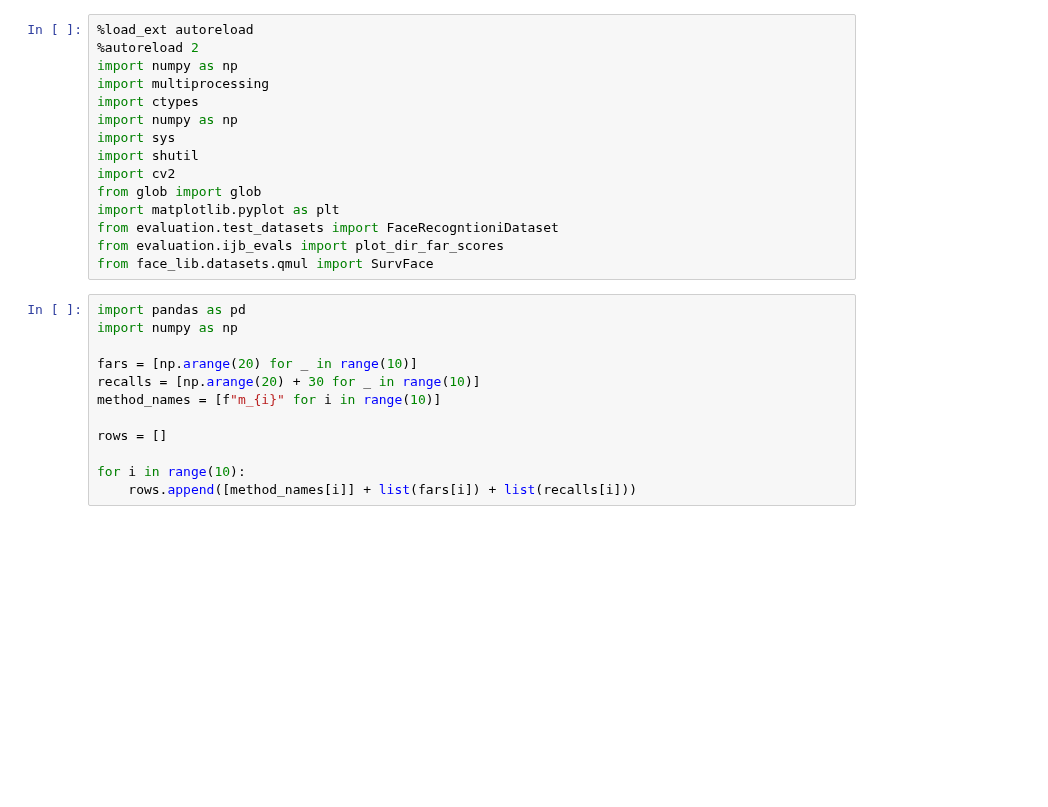
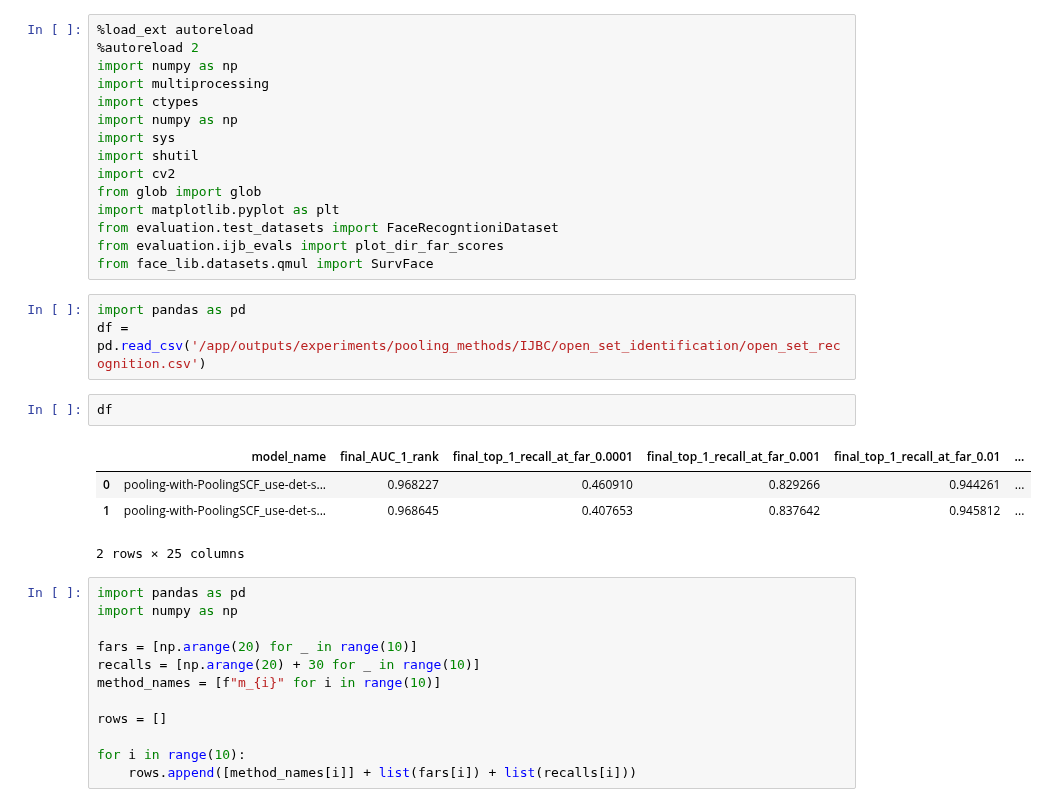
Before and after one commit to vanekek/face_ue, a Jupyter notebook: sandbox/test.ipynb, the cells around one changed output. Drawn from its saved outputs; the diff is of its cells as text; blank space fills up the shorter version.

```diff
--- a/sandbox/test.ipynb
+++ b/sandbox/test.ipynb
@@ -13,6 +13,16 @@ import matplotlib.pyplot as plt
 from evaluation.test_datasets import FaceRecogntioniDataset
 from evaluation.ijb_evals import plot_dir_far_scores
 from face_lib.datasets.qmul import SurvFace
+# %%
+import pandas as pd
+df = pd.read_csv('/app/outputs/experiments/pooling_methods/IJBC/open_set_identification/open_set_recognition.csv')
+# %%
+df
+# %% [output]
+|  | model_name | final_AUC_1_rank | final_top_1_recall_at_far_0.0001 | final_top_1_recall_at_far_0.001 | final_top_1_recall_at_far_0.01 | ... |
+| 0 | pooling-with-PoolingSCF_use-det-s... | 0.968227 | 0.460910 | 0.829266 | 0.944261 | ... |
+| 1 | pooling-with-PoolingSCF_use-det-s... | 0.968645 | 0.407653 | 0.837642 | 0.945812 | ... |
+2 rows × 25 columns
 # %%
 import pandas as pd
 import numpy as np
```
Also changed, not shown: 4 other files.
